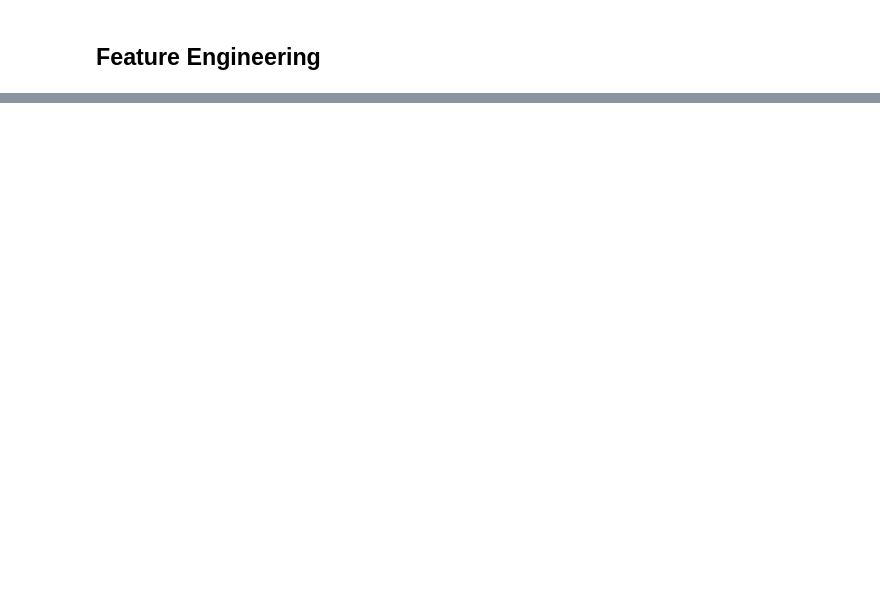
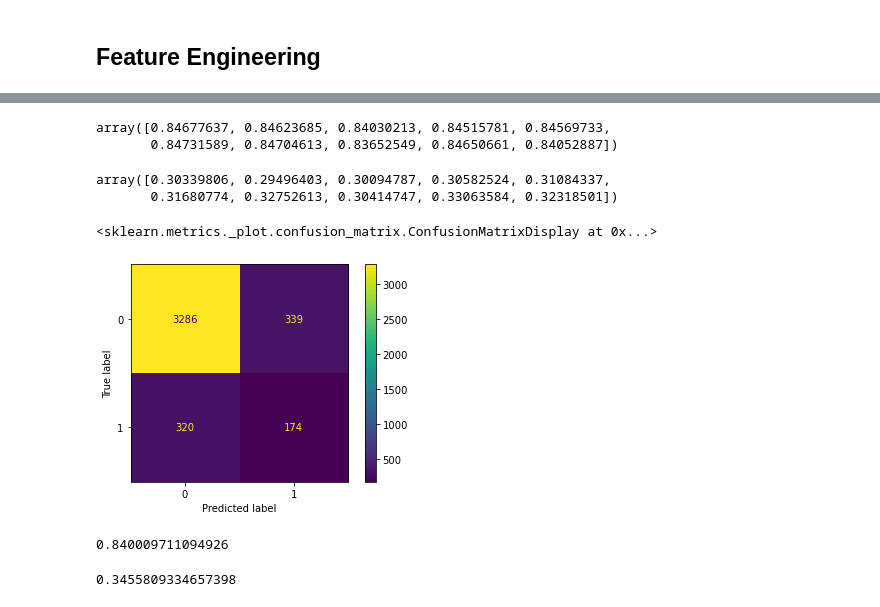
Before and after one commit to iewaij/data-analytics-bank-marketing, a Jupyter notebook: code/1_data_preparation.ipynb, the cells around one changed output, grey strips where cells are left out. Cells and saved outputs as stored; diff of their text form; code cells hidden in the pictures; blank space fills up the shorter version.

```diff
--- a/code/1_data_preparation.ipynb
+++ b/code/1_data_preparation.ipynb
@@ -50,0 +357,5 @@ bank_mkt
+# %%
+bank_x = bank_mkt[['age', 'job', 'marital', 'education', 'default', 'housing', 'loan', 'contact', 'month', 'day_of_week', 'campaign', 'previous', 'pdays', 'poutcome', 'ptype', "emp.var.rate", "cons.price.idx","cons.conf.idx", "euribor3m", "nr.employed"]]
+bank_y = bank_mkt["y"].astype(int)
+# %%
+bank_x = pd.get_dummies(bank_x)
@@ -50,0 +366,9 @@ bank_mkt
+# %%
+from sklearn.model_selection import train_test_split
+
+
+X_train, X_test, Y_train, Y_test = train_test_split(bank_x, bank_y, test_size = 0.1)
+# %%
+from sklearn import tree
+
+tree_clf = tree.DecisionTreeClassifier(class_weight='balanced')
@@ -50,0 +379,28 @@ bank_mkt
+# %%
+accuracy_cv
+# %% [output]
+array([0.84677637, 0.84623685, 0.84030213, 0.84515781, 0.84569733,
+       0.84731589, 0.84704613, 0.83652549, 0.84650661, 0.84052887])
+# %%
+f1_cv
+# %% [output]
+array([0.30339806, 0.29496403, 0.30094787, 0.30582524, 0.31084337,
+       0.31680774, 0.32752613, 0.30414747, 0.33063584, 0.32318501])
+# %%
+from sklearn.metrics import accuracy_score, f1_score, plot_confusion_matrix
+tree_fit = tree_clf.fit(X_train, Y_train)
+Y_test_pred = tree_clf.predict(X_test)
+accuracy = accuracy_score(Y_test, Y_test_pred)
+f1 = f1_score(Y_test, Y_test_pred)
+plot_confusion_matrix(tree_clf, X_test, Y_test)
+# %% [output]
+<sklearn.metrics._plot.confusion_matrix.ConfusionMatrixDisplay at 0x...>
+[figure, added]
+# %%
+accuracy
+# %% [output]
+0.840009711094926
+# %%
+f1
+# %% [output]
+0.3455809334657398
```
Also changed, not shown: parts of 64 cells of this notebook, 2 other files.
